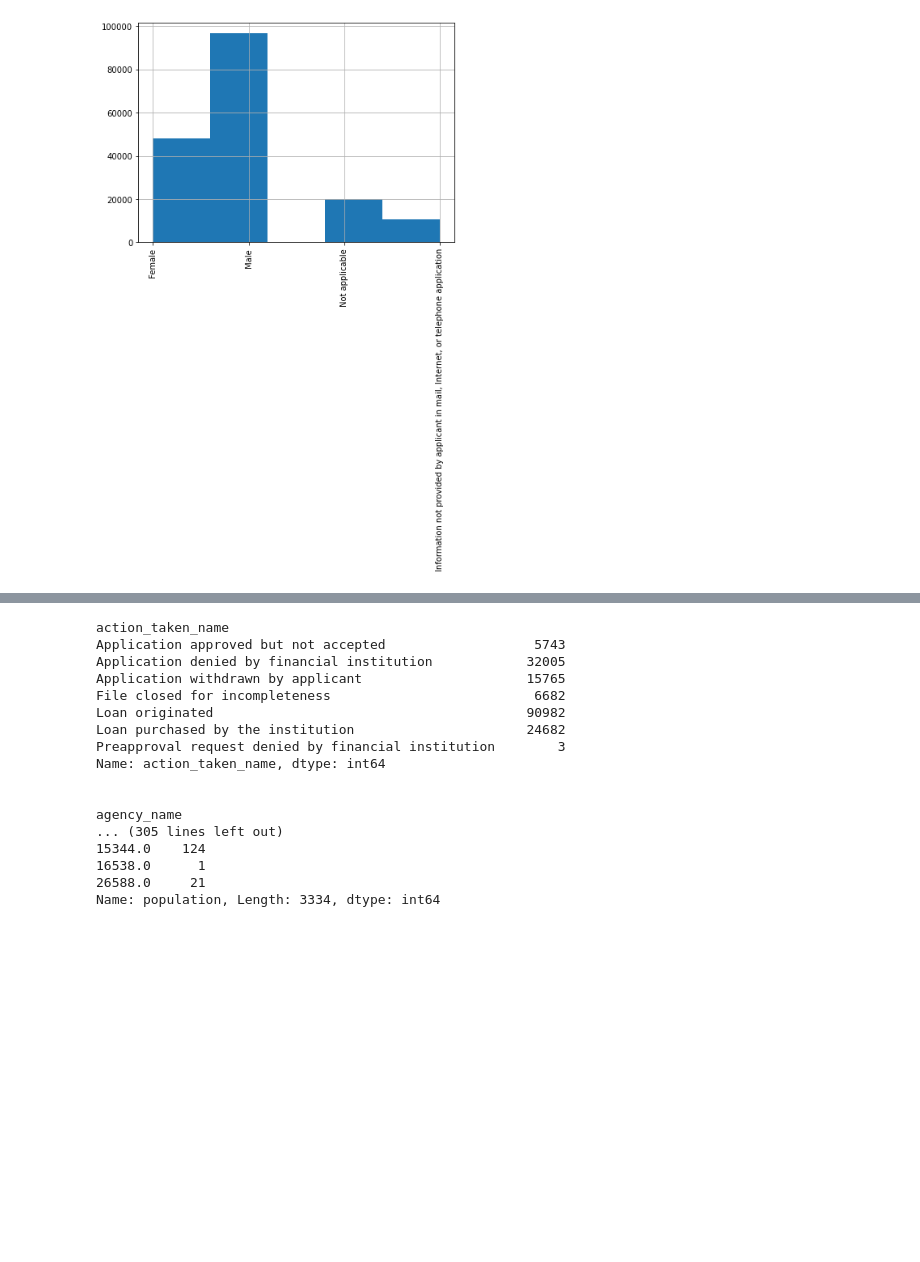
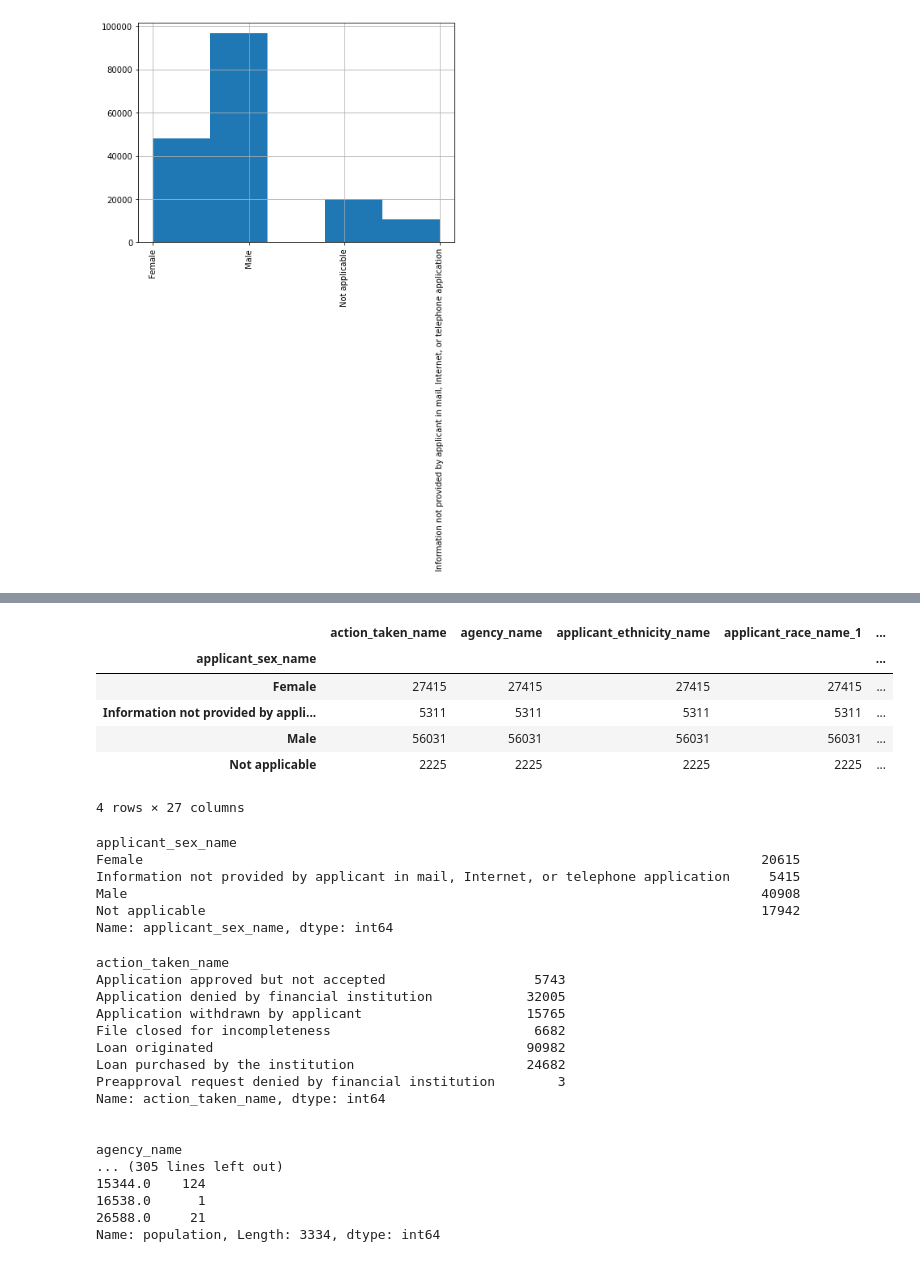
Before and after one commit to DJ1070/Darlehensanfragen, a Jupyter notebook: exploration.ipynb, the cells around one changed output, grey strips where cells are left out. Cells and saved outputs as stored; diff of their text form; code cells hidden in the pictures; blank space fills up the shorter version.

```diff
--- a/exploration.ipynb
+++ b/exploration.ipynb
@@ -97,0 +144,19 @@ df.applicant_sex_name.hist(bins = 5, figsize = [7 , 5], xrot = 90)
+# %%
+df.loc[df.action_taken_name == 'Loan originated'].groupby('applicant_sex_name').count()
+# %% [output]
+|  | action_taken_name | agency_name | applicant_ethnicity_name | applicant_race_name_1 | ... |
+| applicant_sex_name |  |  |  |  | ... |
+| Female | 27415 | 27415 | 27415 | 27415 | ... |
+| Information not provided by appli... | 5311 | 5311 | 5311 | 5311 | ... |
+| Male | 56031 | 56031 | 56031 | 56031 | ... |
+| Not applicable | 2225 | 2225 | 2225 | 2225 | ... |
+4 rows × 27 columns
+# %%
+df[df.action_taken_name != 'Loan originated'].groupby('applicant_sex_name')['applicant_sex_name'].count()
+# %% [output]
+applicant_sex_name
+Female                                                                               20615
+Information not provided by applicant in mail, Internet, or telephone application     5415
+Male                                                                                 40908
+Not applicable                                                                       17942
+Name: applicant_sex_name, dtype: int64
```
Also changed, not shown: parts of 8 cells of this notebook, 1 other file.
